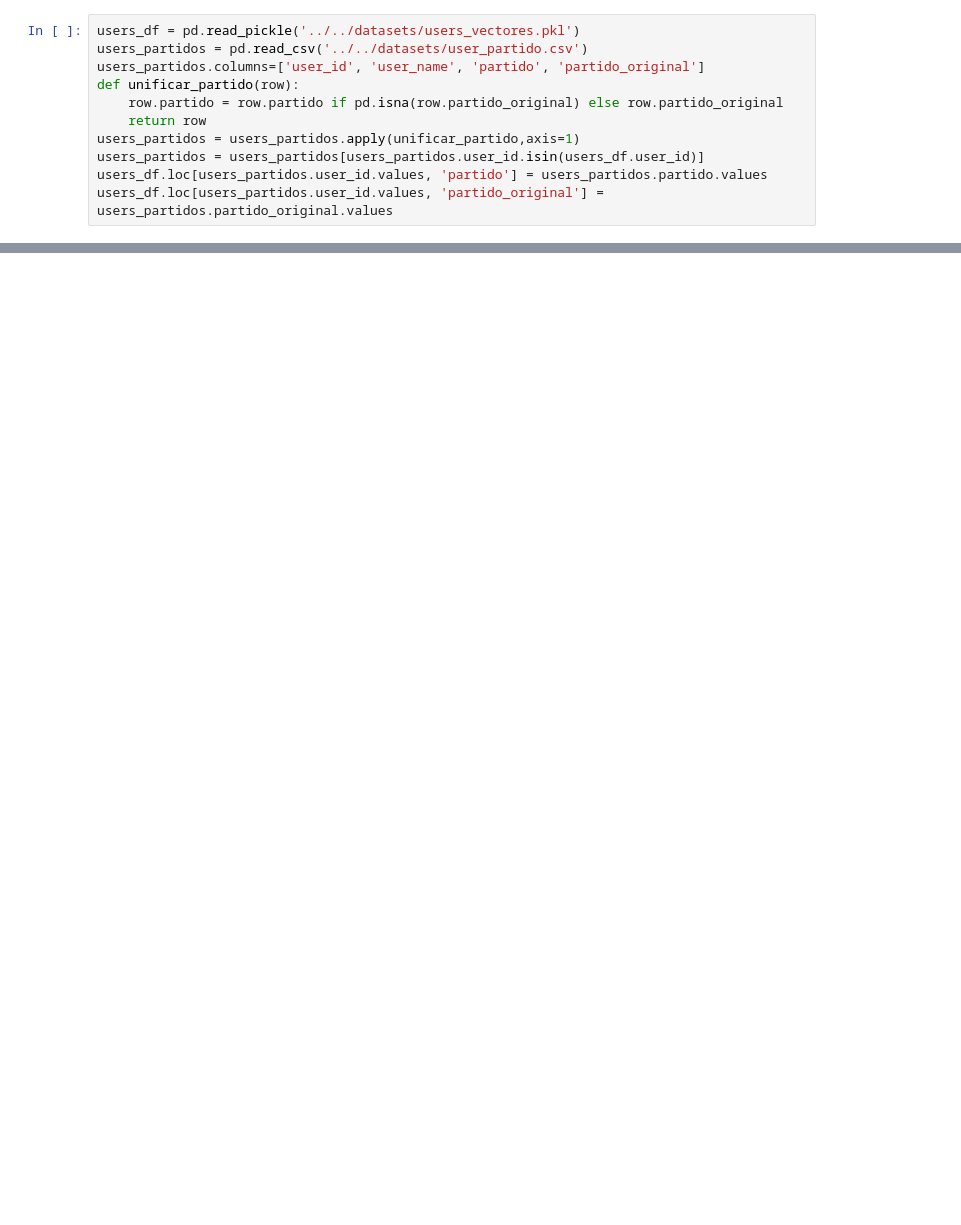
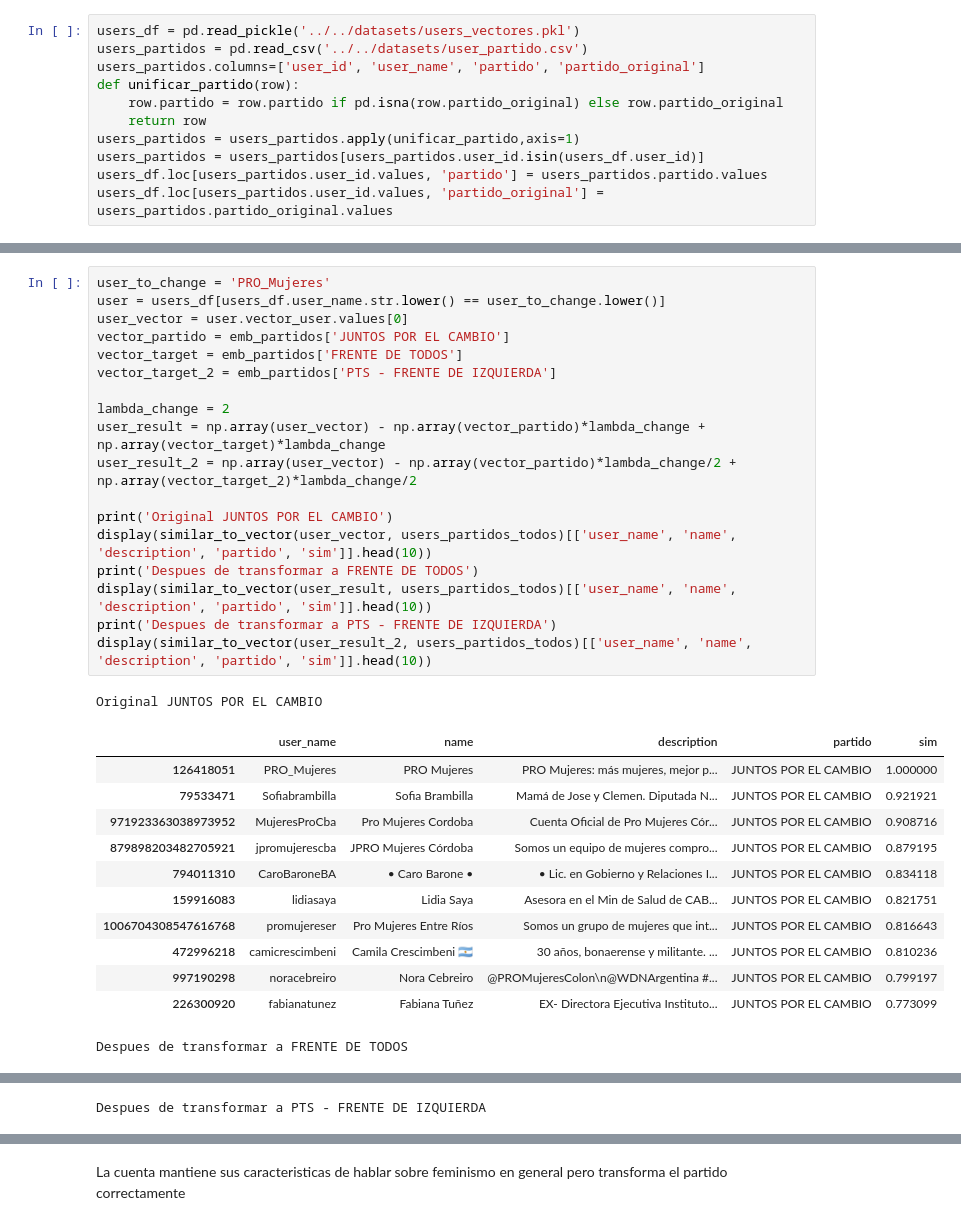
Before and after one commit to matiasngf/twitter_ai, a Jupyter notebook: notebooks/Experiments/TransformEmbeddings.ipynb, the cells around one changed output, grey strips where cells are left out. Cells and saved outputs as stored; diff of their text form; blank space fills up the shorter version.

```diff
--- a/notebooks/Experiments/TransformEmbeddings.ipynb
+++ b/notebooks/Experiments/TransformEmbeddings.ipynb
@@ -33,0 +158,32 @@ users_partidos.head()
+# %%
+user_to_change = 'PRO_Mujeres'
+user = users_df[users_df.user_name.str.lower() == user_to_change.lower()]
+user_vector = user.vector_user.values[0]
+vector_partido = emb_partidos['JUNTOS POR EL CAMBIO']
+vector_target = emb_partidos['FRENTE DE TODOS']
+vector_target_2 = emb_partidos['PTS - FRENTE DE IZQUIERDA']
+
+lambda_change = 2
+user_result = np.array(user_vector) - np.array(vector_partido)*lambda_change + np.array(vector_target)*lambda_change
+user_result_2 = np.array(user_vector) - np.array(vector_partido)*lambda_change/2 + np.array(vector_target_2)*lambda_change/2
+
+print('Original JUNTOS POR EL CAMBIO')
+display(similar_to_vector(user_vector, users_partidos_todos)[['user_name', 'name', 'description', 'partido', 'sim']].head(10))
+print('Despues de transformar a FRENTE DE TODOS')
+display(similar_to_vector(user_result, users_partidos_todos)[['user_name', 'name', 'description', 'partido', 'sim']].head(10))
+print('Despues de transformar a PTS - FRENTE DE IZQUIERDA')
+display(similar_to_vector(user_result_2, users_partidos_todos)[['user_name', 'name', 'description', 'partido', 'sim']].head(10))
+# %% [output]
+Original JUNTOS POR EL CAMBIO
+|  | user_name | name | description | partido | sim |
+| 126418051 | PRO_Mujeres | PRO Mujeres | PRO Mujeres: más mujeres, mejor p... | JUNTOS POR EL CAMBIO | 1.000000 |
+| 79533471 | Sofiabrambilla | Sofia Brambilla | Mamá de Jose y Clemen. Diputada N... | JUNTOS POR EL CAMBIO | 0.921921 |
+| 971923363038973952 | MujeresProCba | Pro Mujeres Cordoba | Cuenta Oficial de Pro Mujeres Cór... | JUNTOS POR EL CAMBIO | 0.908716 |
+| 879898203482705921 | jpromujerescba | JPRO Mujeres Córdoba | Somos un equipo de mujeres compro... | JUNTOS POR EL CAMBIO | 0.879195 |
+| 794011310 | CaroBaroneBA | • Caro Barone • | • Lic. en Gobierno y Relaciones I... | JUNTOS POR EL CAMBIO | 0.834118 |
+| 159916083 | lidiasaya | Lidia Saya | Asesora en el Min de Salud de CAB... | JUNTOS POR EL CAMBIO | 0.821751 |
+| 1006704308547616768 | promujereser | Pro Mujeres Entre Ríos | Somos un grupo de mujeres que int... | JUNTOS POR EL CAMBIO | 0.816643 |
+| 472996218 | camicrescimbeni | Camila Crescimbeni 🇦🇷 | 30 años, bonaerense y militante. ... | JUNTOS POR EL CAMBIO | 0.810236 |
+| 997190298 | noracebreiro | Nora Cebreiro | @PROMujeresColon\n@WDNArgentina #... | JUNTOS POR EL CAMBIO | 0.799197 |
+| 226300920 | fabianatunez | Fabiana Tuñez | EX- Directora Ejecutiva Instituto... | JUNTOS POR EL CAMBIO | 0.773099 |
+Despues de transformar a FRENTE DE TODOS
@@ -33,0 +201 @@ users_partidos.head()
+Despues de transformar a PTS - FRENTE DE IZQUIERDA
@@ -33,0 +213,2 @@ users_partidos.head()
+# %% [markdown]
+La cuenta mantiene sus caracteristicas de hablar sobre feminismo en general pero transforma el partido correctamente
```
Also changed, not shown: parts of 16 cells of this notebook, 1 other file.
